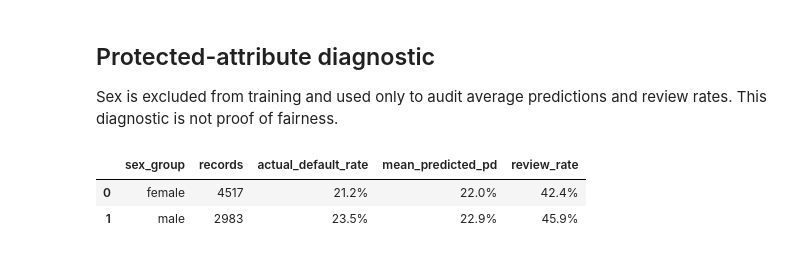
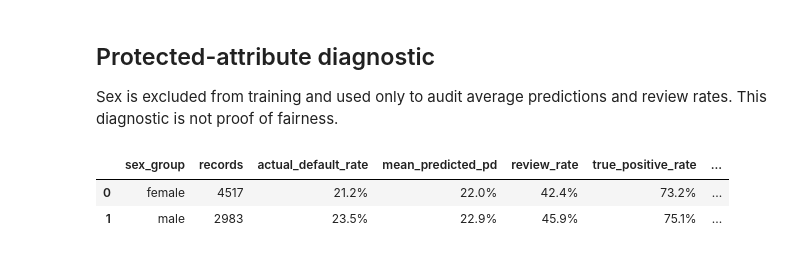
Before and after one commit to kaoruixv/creditlens, a Jupyter notebook: notebooks/credit_risk_analysis.ipynb, the cells around one changed output. Cells and saved outputs as stored; diff of their text form; code cells hidden in the pictures.

Commit message:
Strengthen validation and fairness audit

```diff
--- a/notebooks/credit_risk_analysis.ipynb
+++ b/notebooks/credit_risk_analysis.ipynb
@@ -54,8 +54,8 @@ display(Image(filename=ROOT / 'figures/stress_test.png', width=650))
 ## Protected-attribute diagnostic
 Sex is excluded from training and used only to audit average predictions and review rates. This diagnostic is not proof of fairness.
 # %%
-pd.read_csv(ROOT / 'artifacts/fairness_audit.csv').style.format({'actual_default_rate': '{:.1%}', 'mean_predicted_pd': '{:.1%}', 'review_rate': '{:.1%}'})
+pd.read_csv(ROOT / 'artifacts/fairness_audit.csv').style.format({'actual_default_rate': '{:.1%}', 'mean_predicted_pd': '{:.1%}', 'review_rate': '{:.1%}', 'true_positive_rate': '{:.1%}', 'false_positive_rate': '{:.1%}'})
 # %% [output]
-|  | sex_group | records | actual_default_rate | mean_predicted_pd | review_rate |
-| 0 | female | 4517 | 21.2% | 22.0% | 42.4% |
-| 1 | male | 2983 | 23.5% | 22.9% | 45.9% |
+|  | sex_group | records | actual_default_rate | mean_predicted_pd | review_rate | true_positive_rate | ... |
+| 0 | female | 4517 | 21.2% | 22.0% | 42.4% | 73.2% | ... |
+| 1 | male | 2983 | 23.5% | 22.9% | 45.9% | 75.1% | ... |
```
Also changed, not shown: 7 other files.
